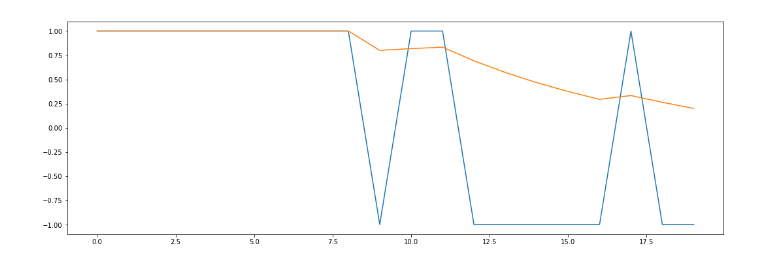
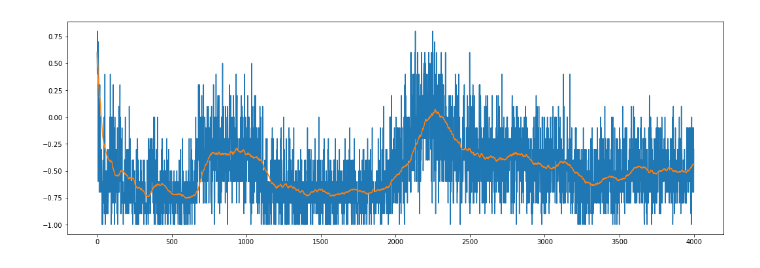
Before and after one commit to tiagomontalvao/gambling-tic-tac-toe, a Jupyter notebook: src/train.ipynb, the cells around one changed output. Saved outputs shown, nothing was run; the diff lists cells and outputs as text; code cells hidden in the pictures.

Commit message:
Checkpoint

```diff
--- a/src/train.ipynb
+++ b/src/train.ipynb
@@ -16,12 +16,11 @@ from utils import get_reward_from_winner
 # %%
 def run_validation(drl_players, n_episodes_validation):
     game_controller = GameController()
-    game_controller.view.update_view(print_function=lambda *args, **kwargs: 0)
     players = [
         drl_players[0],
-        RandomPlayer(1, game_controller.game)
+        RandomPlayer(1)
     ]
-    game_controller.players = players
+    game_controller.load_validation(players)
 
     # Disable train mode
     players[0].train_mode = False
@@ -31,6 +30,7 @@ def run_validation(drl_players, n_episodes_validation):
         episode_winner = game_controller.run_episode(eval_mode=True)
         validation_score = get_reward_from_winner(0, episode_winner)
         validation_scores.append(validation_score)
+        game_controller.game.reset()
 
     # Re-enable train mode
     players[0].train_mode = True
@@ -38,10 +38,10 @@ def run_validation(drl_players, n_episodes_validation):
     return np.mean(validation_scores)
 # %%
 def init_train(game_controller, drl_players, model_path=None,
-                                eps_start=1.0, eps_end=0.01, eps_decay=0.9999):
-        n_episodes = 100
-        checkpoint_each = 500
-        validate_each = 5
+                                eps_start=1.0, eps_end=0.01, eps_decay=0.9999, start_epoch=1):
+        n_episodes = 10000
+        checkpoint_each = 100
+        validate_each = 10
         n_episodes_validation = 10
         train_args = {
             'eps': eps_start,
@@ -49,8 +49,7 @@ def init_train(game_controller, drl_players, model_path=None,
             'eps_decay': eps_decay
         }
 
-        game_controller.view.update_view(print_function=lambda *args, **kwargs: 0)
-        game_controller._load_train(drl_players)
+        game_controller.load_train(drl_players)
         for player in range(2):
             drl_players[player].update_epsilon(eps_start)
 
@@ -59,7 +58,7 @@ def init_train(game_controller, drl_players, model_path=None,
             validation_scores = []
             validation_scores_window = deque(maxlen=100)
             start = time.time()
-            for i in range(1, n_episodes+1):
+            for i in range(start_epoch, start_epoch+n_episodes):
                 episode_winner = game_controller.run_episode(train_mode=True, train_args=train_args)
                 winners.append(episode_winner)
                 game_controller.game.reset()
@@ -132 +131,5 @@ Episode # 100  |  Val. Score: -1.00  |  Avg. Val. Score: +0.20  |  Epsilon: 0.94
 Model saved!
+# %%
+# Continue training
+validation_scores_continued = init_train(controller, drl_players, model_path='../checkpoints/model.pt',
+                   eps_start=0.019, eps_end=eps_end, eps_decay=eps_decay, start_epoch=30001)
@@ -133,5 +154,7 @@ Model saved!
+# %%
+final_validation_scores += validation_scores_continued
 # %%
-plot_metrics(validation_scores)
+plot_metrics(final_validation_scores)
 # %% [output]
-[figure, old version]
+[figure, new version]
 # %%
```
Also changed, not shown: parts of 5 cells of this notebook, 9 other files.
